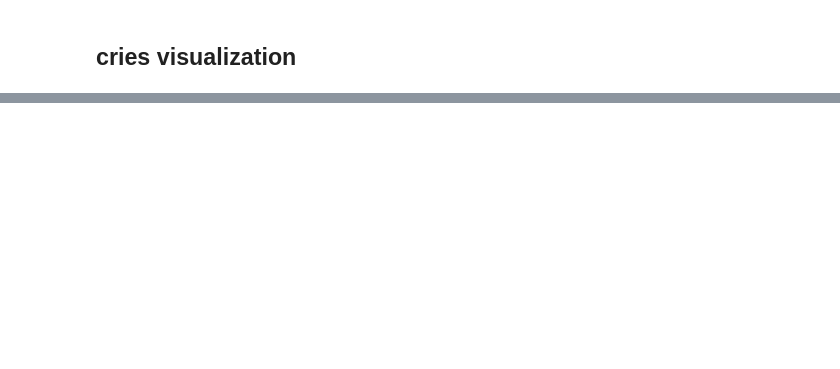
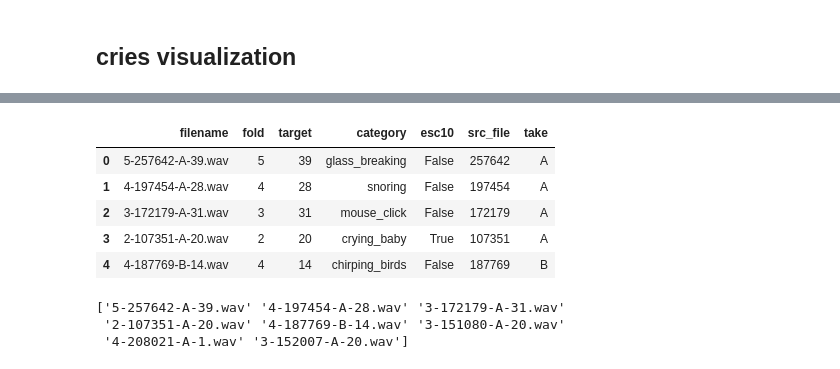
Before and after one commit to alem-147/infasafe, a Jupyter notebook: audio_analysis/feature_extraction.ipynb, the cells around one changed output, grey strips where cells are left out. Cells and saved outputs as stored; diff of their text form; code cells hidden in the pictures; blank space fills up the shorter version.

```diff
--- a/audio_analysis/feature_extraction.ipynb
+++ b/audio_analysis/feature_extraction.ipynb
@@ -218,0 +244,16 @@ for i, category in enumerate(cry_categories):
+# %%
+test_audio_df.head()
+# %% [output]
+|  | filename | fold | target | category | esc10 | src_file | take |
+| 0 | 5-257642-A-39.wav | 5 | 39 | glass_breaking | False | 257642 | A |
+| 1 | 4-197454-A-28.wav | 4 | 28 | snoring | False | 197454 | A |
+| 2 | 3-172179-A-31.wav | 3 | 31 | mouse_click | False | 172179 | A |
+| 3 | 2-107351-A-20.wav | 2 | 20 | crying_baby | True | 107351 | A |
+| 4 | 4-187769-B-14.wav | 4 | 14 | chirping_birds | False | 187769 | B |
+# %%
+files = np.array(test_audio_df['filename'])
+print(files)
+# %% [output]
+['5-257642-A-39.wav' '4-197454-A-28.wav' '3-172179-A-31.wav'
+ '2-107351-A-20.wav' '4-187769-B-14.wav' '3-151080-A-20.wav'
+ '4-208021-A-1.wav' '3-152007-A-20.wav']
```
Also changed, not shown: parts of 6 cells of this notebook, 1 other file.
